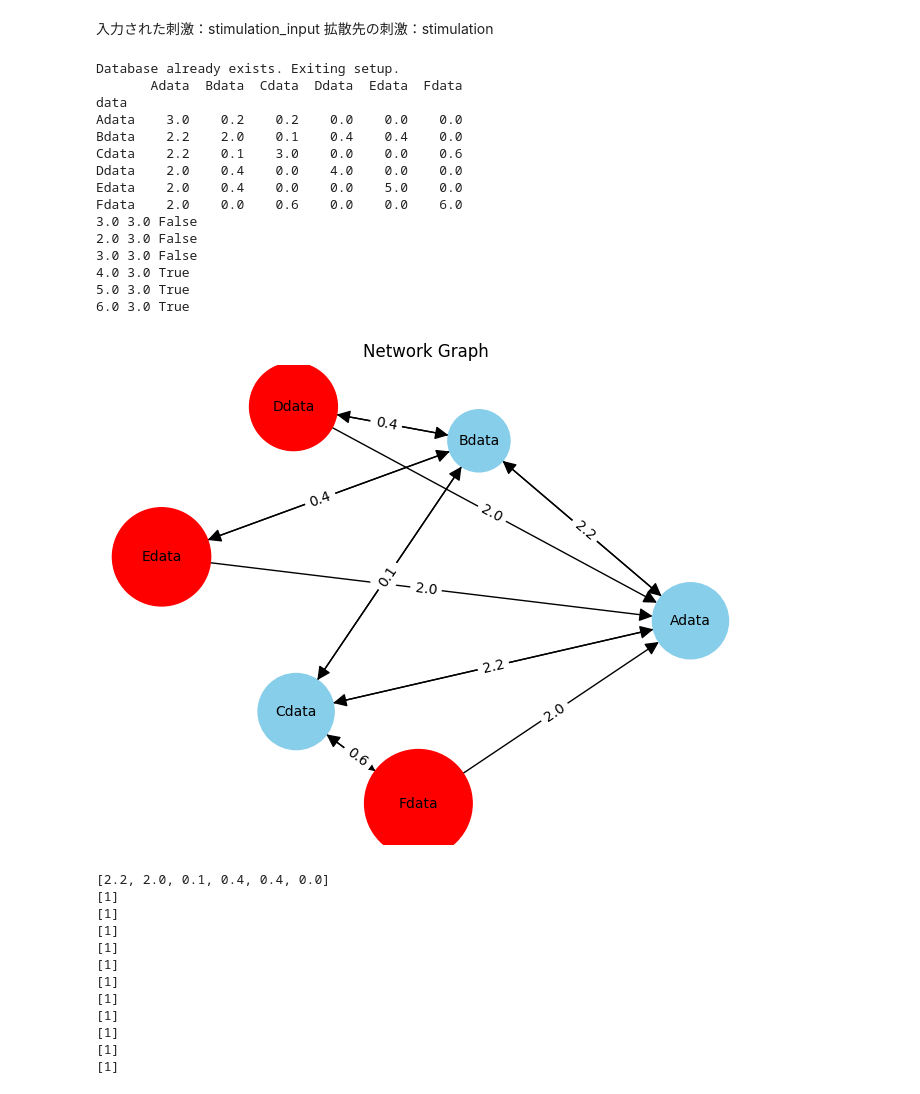
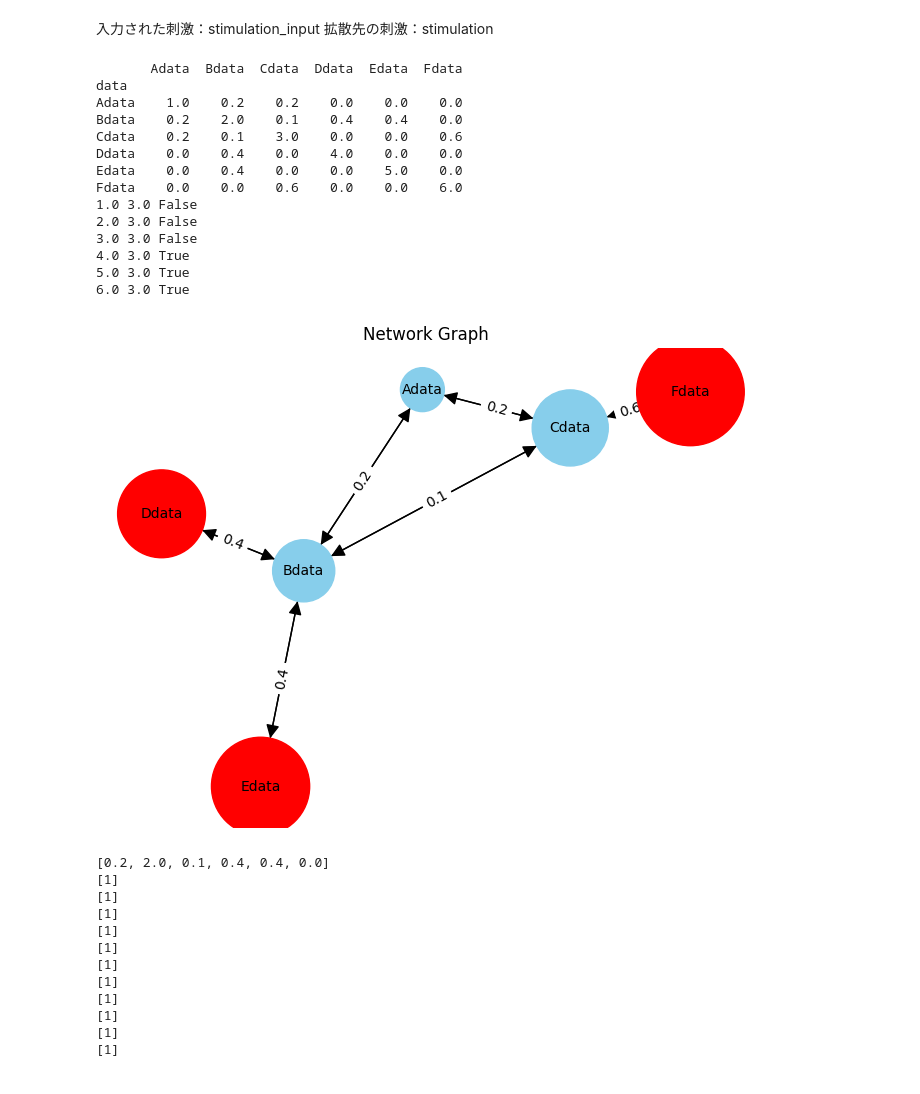
Before and after one commit to takayasora/Intelligent_Information_System_Lab_SAP_net, a Jupyter notebook: SAP-net_v011_diffusion copy.ipynb, the cells around one changed output. Cells and saved outputs as stored; diff of their text form; code cells hidden in the pictures.

Commit message:
databasev04のコピーを作成 そらのほうでv04の初期化をお願い コピーのほうでテスト開始

```diff
--- a/SAP-net_v011_diffusion copy.ipynb
+++ b/SAP-net_v011_diffusion copy.ipynb
@@ -115,50 +115,49 @@ def SQL_GetData(database_path):
 拡散先の刺激：stimulation
 # %%
 # データベースのセットアップ
-SQL_SetUp("database_v04.sqlite")
+SQL_SetUp("database_v04_copy.sqlite")
 
 # データの取得
-df = SQL_GetData("database_v04.sqlite")
+df = SQL_GetData("database_v04_copy.sqlite")
 
 # データの表示
 print(df)
 
 # データの可視化
 NetworkX(df)
 
 # 仮に刺激がAdataに入ったとする
 stimulation_input = 1
 
 
 stimulation_row_list = DataFrameSelector(df,stimulation_input)
 print(stimulation_row_list)
 
 stimulation = [stimulation_input]
 print(stimulation)
 max_value = 0
 
 while(max_value < 10):
     max_value+=1
     for i in range(len(stimulation)):
         print(stimulation)
 # %% [output]
-Database already exists. Exiting setup.
        Adata  Bdata  Cdata  Ddata  Edata  Fdata
 data
-Adata    3.0    0.2    0.2    0.0    0.0    0.0
-Bdata    2.2    2.0    0.1    0.4    0.4    0.0
-Cdata    2.2    0.1    3.0    0.0    0.0    0.6
-Ddata    2.0    0.4    0.0    4.0    0.0    0.0
-Edata    2.0    0.4    0.0    0.0    5.0    0.0
-Fdata    2.0    0.0    0.6    0.0    0.0    6.0
-3.0 3.0 False
+Adata    1.0    0.2    0.2    0.0    0.0    0.0
+Bdata    0.2    2.0    0.1    0.4    0.4    0.0
+Cdata    0.2    0.1    3.0    0.0    0.0    0.6
+Ddata    0.0    0.4    0.0    4.0    0.0    0.0
+Edata    0.0    0.4    0.0    0.0    5.0    0.0
+Fdata    0.0    0.0    0.6    0.0    0.0    6.0
+1.0 3.0 False
 2.0 3.0 False
 3.0 3.0 False
 4.0 3.0 True
 5.0 3.0 True
 6.0 3.0 True
-[figure, old version]
+[figure, new version]
-[2.2, 2.0, 0.1, 0.4, 0.4, 0.0]
+[0.2, 2.0, 0.1, 0.4, 0.4, 0.0]
 [1]
 [1]
 [1]
```
Also changed, not shown: parts of 5 cells of this notebook, 2 other files.
